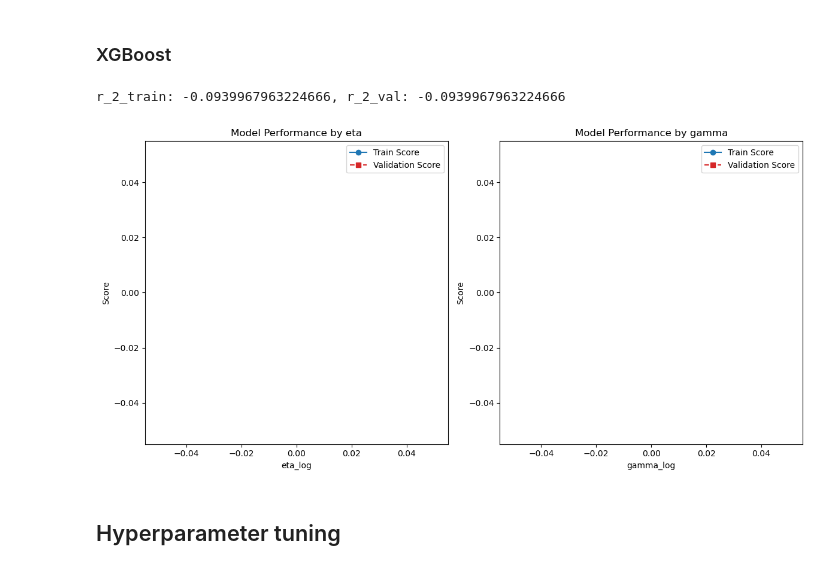
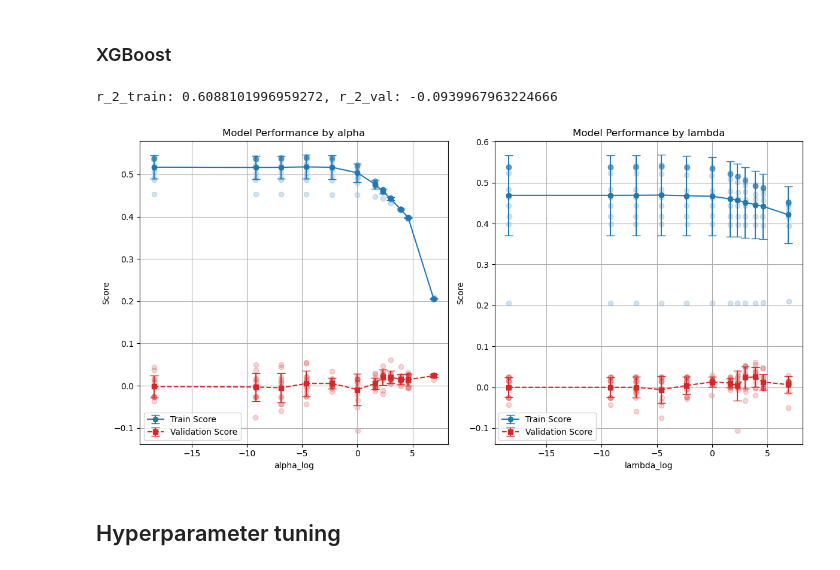
Before and after one commit to howie-zeng/Chinese-Stock-Market-Analysis--Long-Term-Trends, a Jupyter notebook: test.ipynb, the cells around one changed output. Cells and saved outputs as stored; diff of their text form; code cells hidden in the pictures.

```diff
--- a/test.ipynb
+++ b/test.ipynb
@@ -214,7 +214,8 @@ from sklearn.ensemble import GradientBoostingRegressor, RandomForestRegressor
 import xgboost as xgb
 
 scaler = StandardScaler()
-X_train_scaled, X_val_scaled = scaler.fit_transform(X_train), scaler.transform(X_val)
+X_train_scaled = scaler.fit_transform(X_train)
+X_val_scaled = scaler.transform(X_val)
 # %% [markdown]
 ##### LinearRegression
 # %%
@@ -325,22 +355,24 @@ mp.plot_model_performance(results_en, param_grid_en)
 # %%
 model = xgb.XGBRegressor(n_jobs=-1, booster='gbtree').fit(X_train_scaled, y_train)
 predictions = model.predict(X_val_scaled)
-r_2_train = e.calculate_r2_oos(y_val, model.predict(X_val_scaled))
+r_2_train = e.calculate_r2_oos(y_train, model.predict(X_train_scaled))
 r_2_val = e.calculate_r2_oos(y_val, predictions)
 print(f"r_2_train: {r_2_train}, r_2_val: {r_2_val}", )
 # %% [output]
-r_2_train: -0.0939967963224666, r_2_val: -0.0939967963224666
+r_2_train: 0.6088101996959272, r_2_val: -0.0939967963224666
 # %%
 param_grid_xgbt = {
-    'eta': [0.01, 0.1, 0.15],
-    'gamma': [1e-8, 1e-4, 1e-1, 0.2],
+    'eta': [0.15],   #0 - 0.2
+    'gamma': [1e-1],
     'n_estimators':[100],
     # 'num_parallel_tree': [1, 4, 8],
-    # 'colsample_bytree': [0.25, 0.5, 0.75, 1.0],
-    # 'colsample_bylevel': [0.25, 0.5, 0.75, 1.0],
-    # 'colsample_bynode': [0.25, 0.5, 0.75, 1.0],
-    # 'alpha': [1, 3, 5, 10],
+    'subsample': [0.75],
+    'colsample_bytree': [0.75],
+    'colsample_bylevel': [0.75],
+    'colsample_bynode': [0.65],
+    'alpha': [1e-8, 1e-4, 0.001, 0.01, 0.1, 1, 5, 10, 20, 50, 100, 1000],
+    'lambda': [1e-8, 1e-4, 0.001, 0.01, 0.1, 1, 5, 10, 20, 50, 100, 1000],
     'n_jobs': [-1]
     }
 
-results_xgbt = e.explore_parameter_grid(xgb.XGBRegressor, param_grid_xgbt, X_train_scaled, y_train, X_val_scaled, y_val)
+results_xgbt = e.explore_parameter_grid(xgb.XGBRegressor, param_grid_xgbt, X_train_scaled, y_train, X_val_scaled, y_val, multiprocess=False)
@@ -351,7 +379,7 @@ results_xgbt = e.explore_parameter_grid(xgb.XGBRegressor, param_grid_xgbt, X_tra
 # %%
-mp.plot_model_performance(results_xgbt, param_grid_xgbt)
+mp.plot_model_performance(results_xgbt.copy(), param_grid_xgbt)
 # %% [output]
-[figure, old version]
+[figure, new version]
 # %% [markdown]
 ## Hyperparameter tuning
 # %%
```
Also changed, not shown: parts of 14 cells of this notebook, 7 other files.
